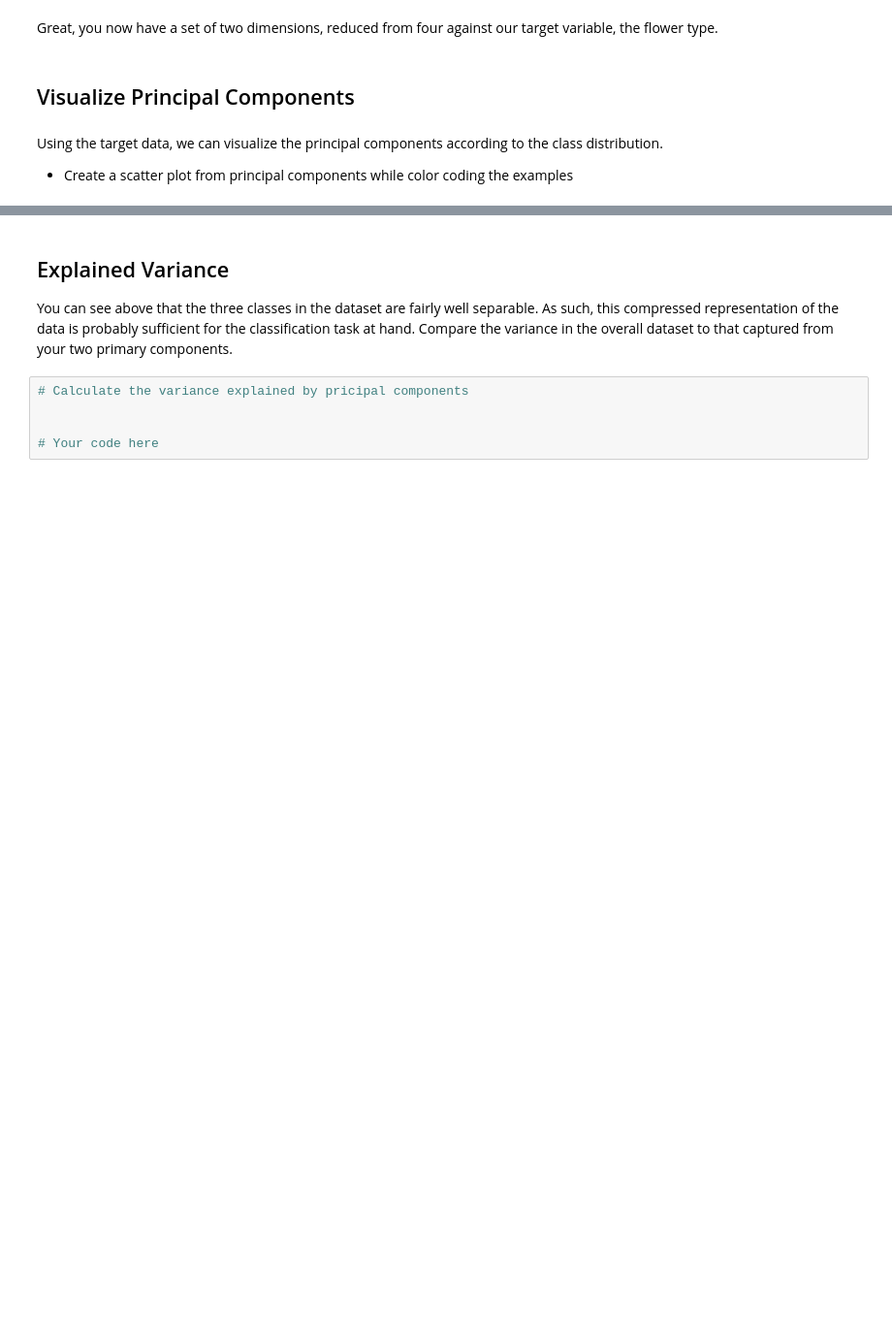
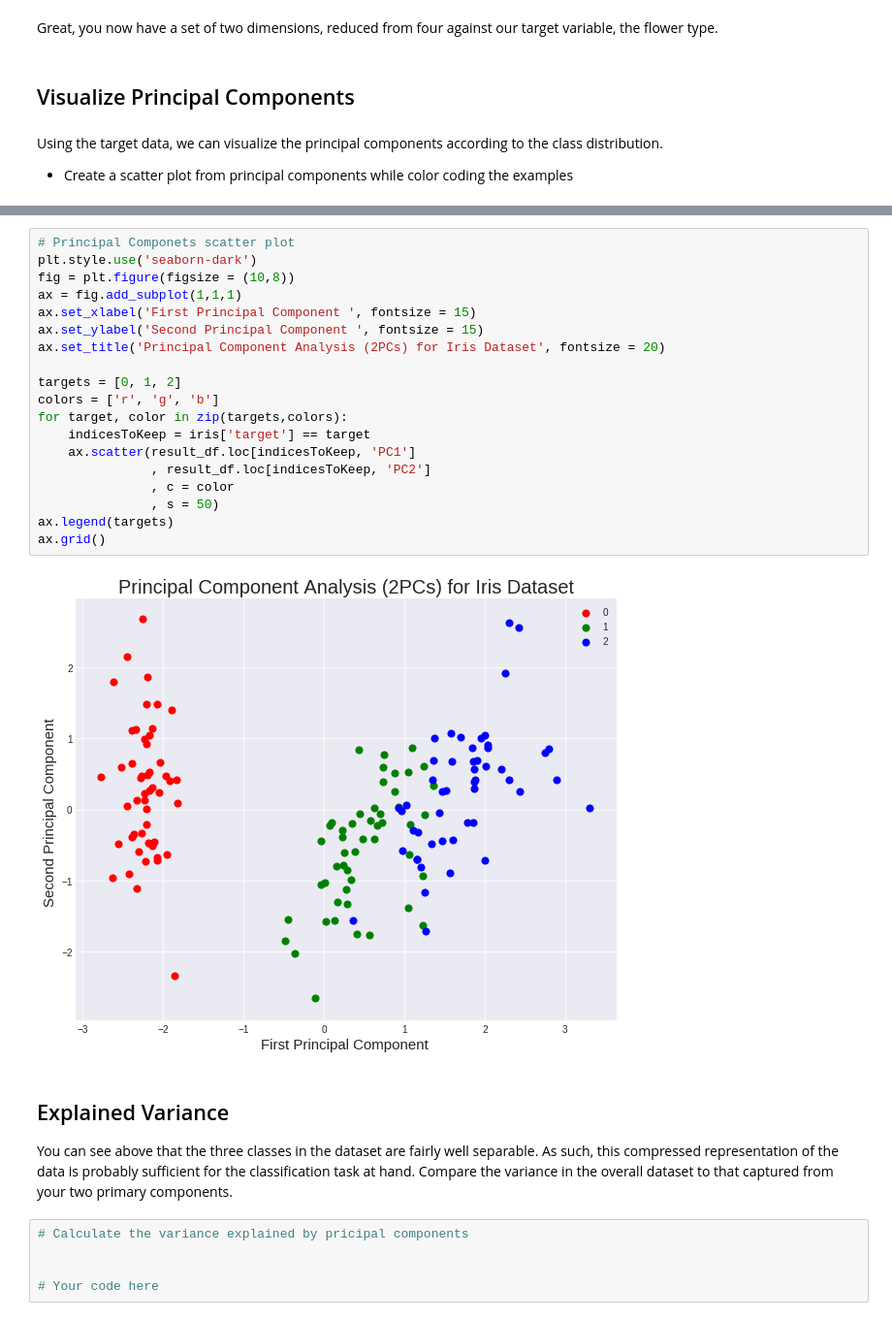
Before and after one commit to mgreatorex10/dsc-enterprise-deloitte-dl-pca-in-sklearn-lab-deloitte-online-ds-050520, a Jupyter notebook: index.ipynb, the cells around one changed output, grey strips where cells are left out. Shown: that part at 97% size. Saved outputs shown, nothing was run; the diff lists cells and outputs as text; blank space fills up the shorter version.

```diff
--- a/index.ipynb
+++ b/index.ipynb
@@ -107,3 +100,24 @@ Using the target data, we can visualize the principal components according to th
+# %%
+# Principal Componets scatter plot
+plt.style.use('seaborn-dark')
+fig = plt.figure(figsize = (10,8))
+ax = fig.add_subplot(1,1,1)
+ax.set_xlabel('First Principal Component ', fontsize = 15)
+ax.set_ylabel('Second Principal Component ', fontsize = 15)
+ax.set_title('Principal Component Analysis (2PCs) for Iris Dataset', fontsize = 20)
+
+targets = [0, 1, 2]
+colors = ['r', 'g', 'b']
+for target, color in zip(targets,colors):
+    indicesToKeep = iris['target'] == target
+    ax.scatter(result_df.loc[indicesToKeep, 'PC1']
+               , result_df.loc[indicesToKeep, 'PC2']
+               , c = color
+               , s = 50)
+ax.legend(targets)
+ax.grid()
+# %% [output]
+[figure, added]
 # %% [markdown]
 ## Explained Variance
 
```
Also changed, not shown: parts of 1 cell of this notebook.
